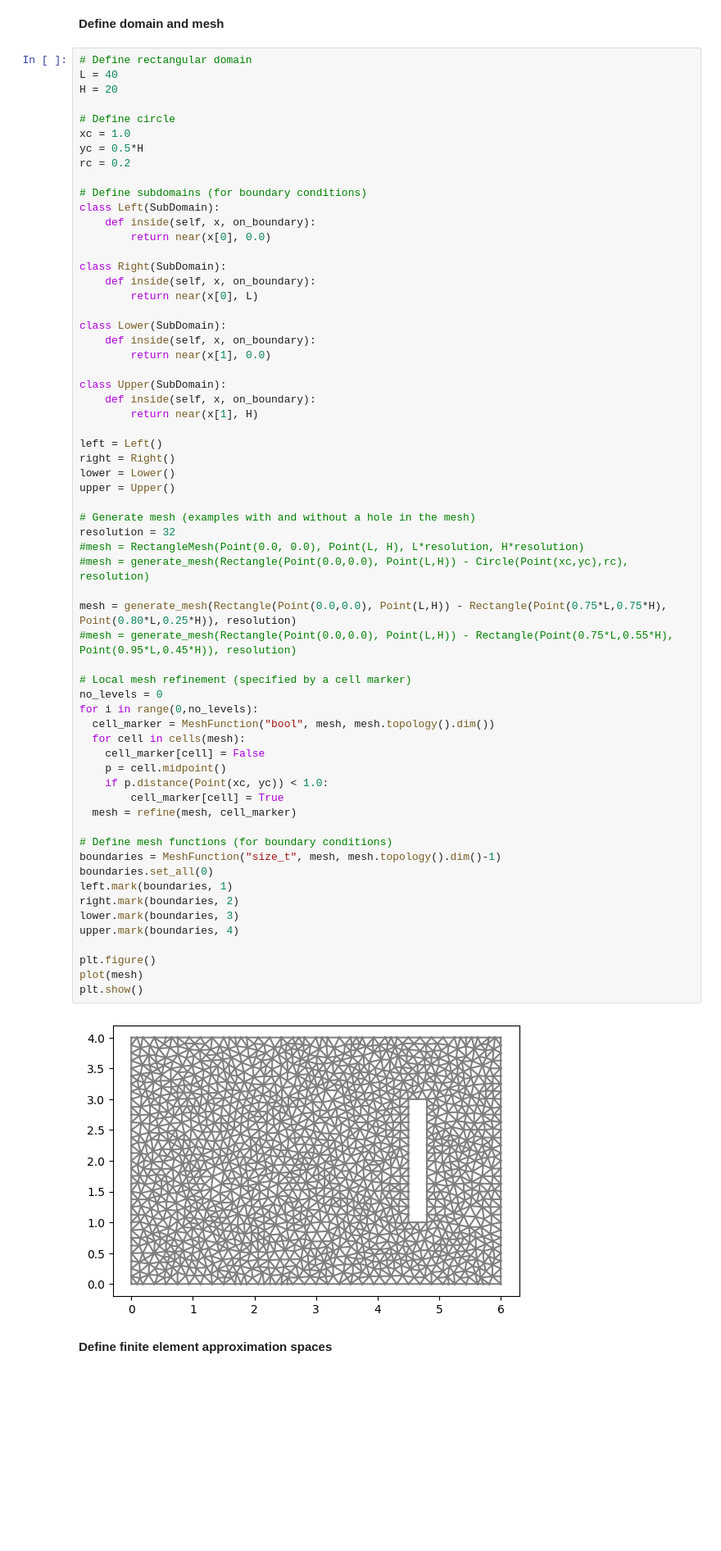
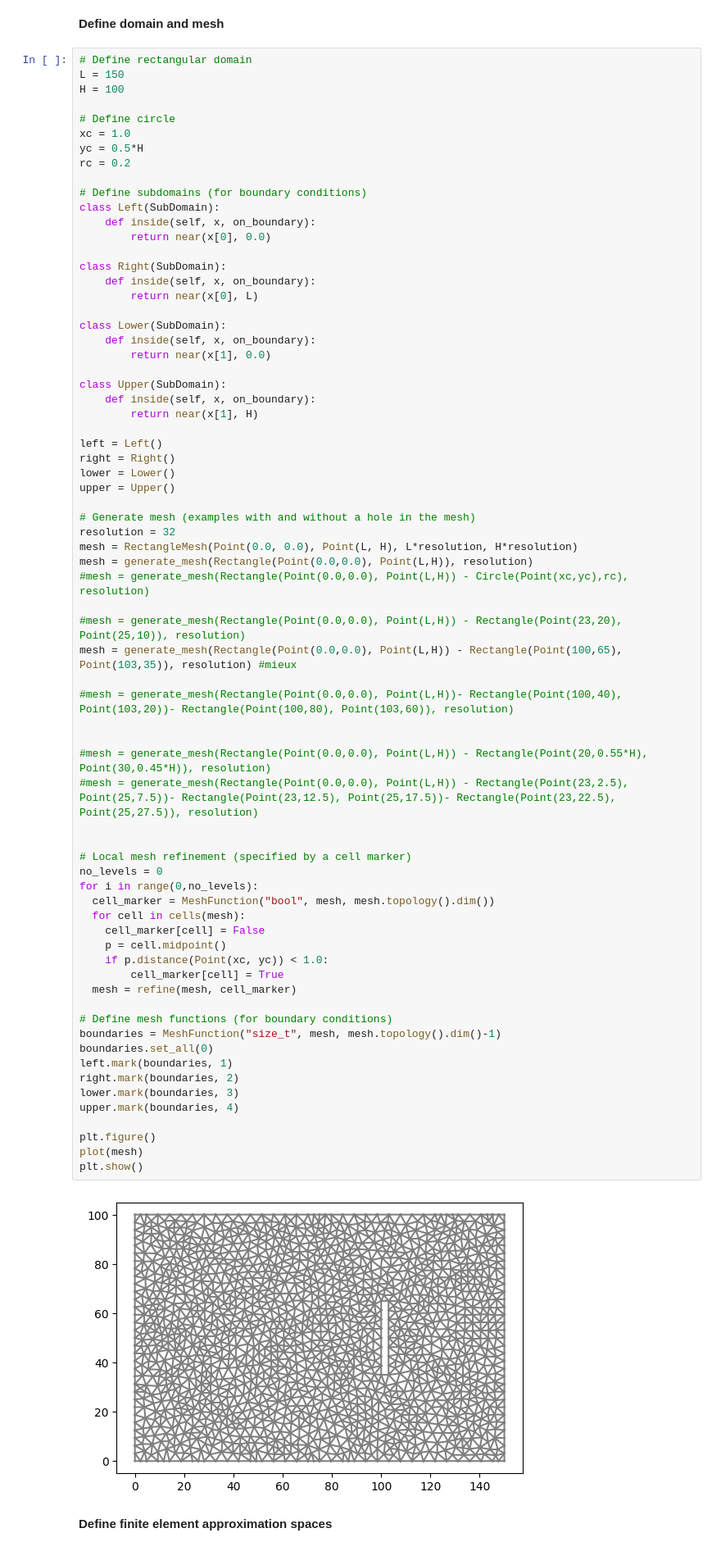
Before and after one commit to katty-anay/Fluid_mechanics_, a Jupyter notebook: Shallow-Water-Equations.ipynb, the cells around one changed output. Shown at 82% size. Saved outputs shown, nothing was run; the diff lists cells and outputs as text; blank space fills up the shorter version.

```diff
--- a/Shallow-Water-Equations.ipynb
+++ b/Shallow-Water-Equations.ipynb
@@ -71,8 +71,8 @@ for all test functions $(v,q) \in \hat V\times \hat Q$, where $SD(u,w;v,q)$ is a
 **Define domain and mesh**
 # %%
 # Define rectangular domain
-L = 40
-H = 20
+L = 150
+H = 100
 
 # Define circle
 xc = 1.0
@@ -102,37 +102,45 @@ lower = Lower()
 upper = Upper()
 
 # Generate mesh (examples with and without a hole in the mesh)
 resolution = 32
-#mesh = RectangleMesh(Point(0.0, 0.0), Point(L, H), L*resolution, H*resolution)
+mesh = RectangleMesh(Point(0.0, 0.0), Point(L, H), L*resolution, H*resolution)
+mesh = generate_mesh(Rectangle(Point(0.0,0.0), Point(L,H)), resolution)
 #mesh = generate_mesh(Rectangle(Point(0.0,0.0), Point(L,H)) - Circle(Point(xc,yc),rc), resolution)
 
-mesh = generate_mesh(Rectangle(Point(0.0,0.0), Point(L,H)) - Rectangle(Point(0.75*L,0.75*H), Point(0.80*L,0.25*H)), resolution)
-#mesh = generate_mesh(Rectangle(Point(0.0,0.0), Point(L,H)) - Rectangle(Point(0.75*L,0.55*H), Point(0.95*L,0.45*H)), resolution)
+#mesh = generate_mesh(Rectangle(Point(0.0,0.0), Point(L,H)) - Rectangle(Point(23,20), Point(25,10)), resolution)
+mesh = generate_mesh(Rectangle(Point(0.0,0.0), Point(L,H)) - Rectangle(Point(100,65), Point(103,35)), resolution) #mieux
+
+#mesh = generate_mesh(Rectangle(Point(0.0,0.0), Point(L,H))- Rectangle(Point(100,40), Point(103,20))- Rectangle(Point(100,80), Point(103,60)), resolution)
+
+
+#mesh = generate_mesh(Rectangle(Point(0.0,0.0), Point(L,H)) - Rectangle(Point(20,0.55*H), Point(30,0.45*H)), resolution)
+#mesh = generate_mesh(Rectangle(Point(0.0,0.0), Point(L,H)) - Rectangle(Point(23,2.5), Point(25,7.5))- Rectangle(Point(23,12.5), Point(25,17.5))- Rectangle(Point(23,22.5), Point(25,27.5)), resolution)
+
 
 # Local mesh refinement (specified by a cell marker)
 no_levels = 0
 for i in range(0,no_levels):
   cell_marker = MeshFunction("bool", mesh, mesh.topology().dim())
   for cell in cells(mesh):
     cell_marker[cell] = False
     p = cell.midpoint()
     if p.distance(Point(xc, yc)) < 1.0:
         cell_marker[cell] = True
   mesh = refine(mesh, cell_marker)
 
 # Define mesh functions (for boundary conditions)
 boundaries = MeshFunction("size_t", mesh, mesh.topology().dim()-1)
 boundaries.set_all(0)
 left.mark(boundaries, 1)
 right.mark(boundaries, 2)
 lower.mark(boundaries, 3)
 upper.mark(boundaries, 4)
 
 plt.figure()
 plot(mesh)
 plt.show()
 # %% [output]
-[figure, old version]
+[figure, new version]
 # %% [markdown]
 **Define finite element approximation spaces**
 # %%
```
Also changed, not shown: parts of 3 cells of this notebook.
